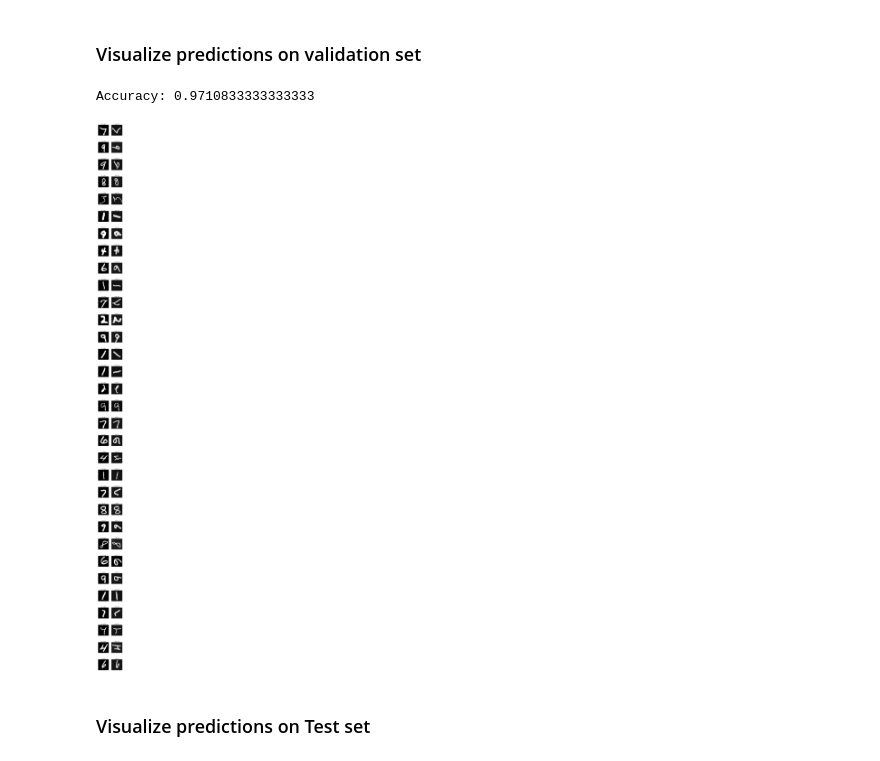
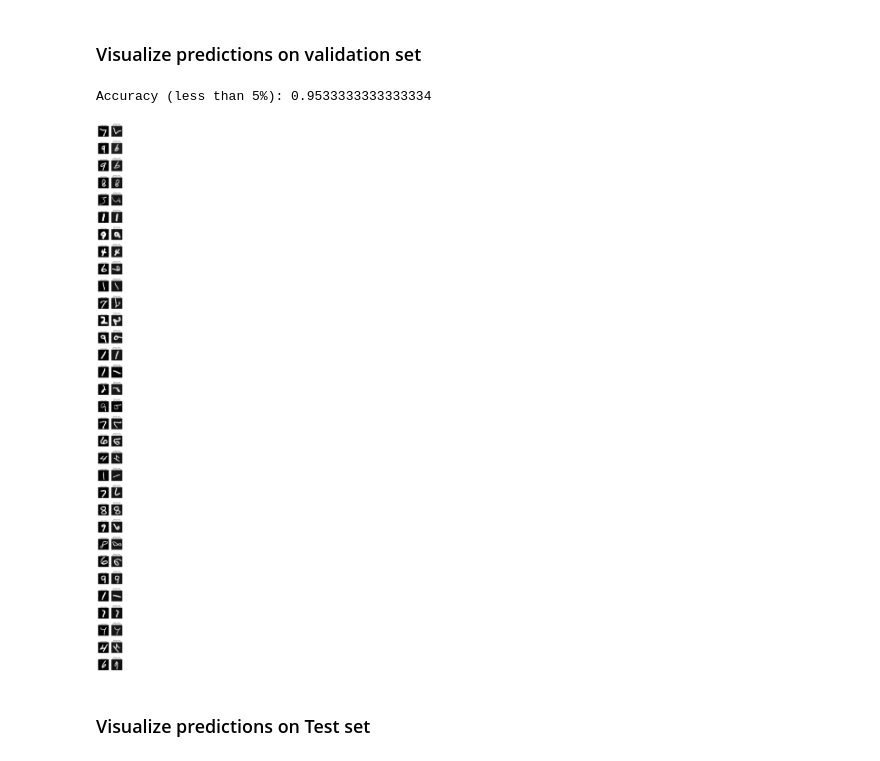
Before and after one commit to Nimrods/DeepLearning-Fashion-MNIST-Projects, a Jupyter notebook: Self-supervised Rotation.ipynb, the cells around one changed output. Cells and saved outputs as stored; diff of their text form; code cells hidden in the pictures.

```diff
--- a/Self-supervised Rotation.ipynb
+++ b/Self-supervised Rotation.ipynb
@@ -148,7 +147,7 @@ _________________________________________________________________
 # %%
 # training parameters:
 batch_size = 32
-n_epochs = 50
+n_epochs = 100
 # %%
 history = model.fit_generator(generator(
         imgs=X_train,
@@ -240,8 +237,8 @@ for i in range(X_test.shape[0]):
         ax[k][0].imshow(cur_img, cmap='gray')
         ax[k][1].axis('off')
         ax[k][0].axis('off')
-        ax[k][1].set_title('Pred: {}'.format(rot_dict[pred]))
-        ax[k][0].set_title('GT: {}'.format(rot_dict[random_rot_ind]))
+        ax[k][1].set_title('Rotated image\nPred: {} \ GT: {}'.format(rot_dict[pred], rot_dict[random_rot_ind]))
+        ax[k][0].set_title('original image')
         k+=1
 plt.tight_layout()
 print("Accuracy: {}".format(tp / X_test.shape[0]))
@@ -379,9 +376,9 @@ Non-trainable params: 0
 _________________________________________________________________
 # %%
 callbacks_list = callbacks_list = [
-    ModelCheckpoint(filepath=os.path.join('/Users/nimrodshabtay/rotation_output/',model_name + '.hdf5'),
+    ModelCheckpoint(filepath=os.path.join('/Users/nimrodshabtay/rotation_output/',model_name + '_100.hdf5'),
                     save_best_only=True),
-    EarlyStopping(monitor='val_loss', patience=8),
+    EarlyStopping(patience=8),
     ReduceLROnPlateau()
 ]
 history_360 = model_360.fit_generator(generator_360(
@@ -478,29 +460,30 @@ Saved model_360 to disk
 # %%
 X_val_rot = np.zeros_like(X_val)
 fig, ax = plt.subplots(32, 2, figsize=(5,100))
 k=0
 tp = 0
+th = 5
 for i in range(X_val.shape[0]):
     cur_img = X_val[i]
     rotation_angle = np.random.choice(np.arange(n_logits_360))
     img_test_rot = rotate(cur_img, rotation_angle, reshape=False)
     X_val_rot[i] = img_test_rot
     pred = model_360.predict_classes(x=np.expand_dims(X_val_rot[i], axis=0))[0]
-    if angle_difference(rotation_angle, pred) < 5: tp+=1
+    if angle_difference(rotation_angle, pred) < th: tp+=1
 
     if i % 300 == 0 and k < 32:
         ax[k][1].imshow(img_test_rot[:, :, 0], cmap='gray')
         ax[k][0].imshow(cur_img[:,:,0], cmap='gray')
         ax[k][1].axis('off')
         ax[k][0].axis('off')
-        ax[k][1].set_title('Pred: {}'.format(pred))
-        ax[k][0].set_title('GT: {}'.format([rotation_angle]))
+        ax[k][1].set_title('Rotated image\nPred: {} \ GT: {}'.format(pred, rotation_angle))
+        ax[k][0].set_title('original image')
         k+=1
 plt.tight_layout()
-print("Accuracy: {}".format(tp / X_val.shape[0]))
+print("Accuracy (less than {}%): {}".format(th, tp / X_val.shape[0]))
 # %% [output]
-Accuracy: 0.9710833333333333
+Accuracy (less than 5%): 0.9533333333333334
-[figure, old version]
+[figure, new version]
 # %% [markdown]
 ### Visualize predictions on Test set
 # %%
```
Also changed, not shown: parts of 14 cells of this notebook.
